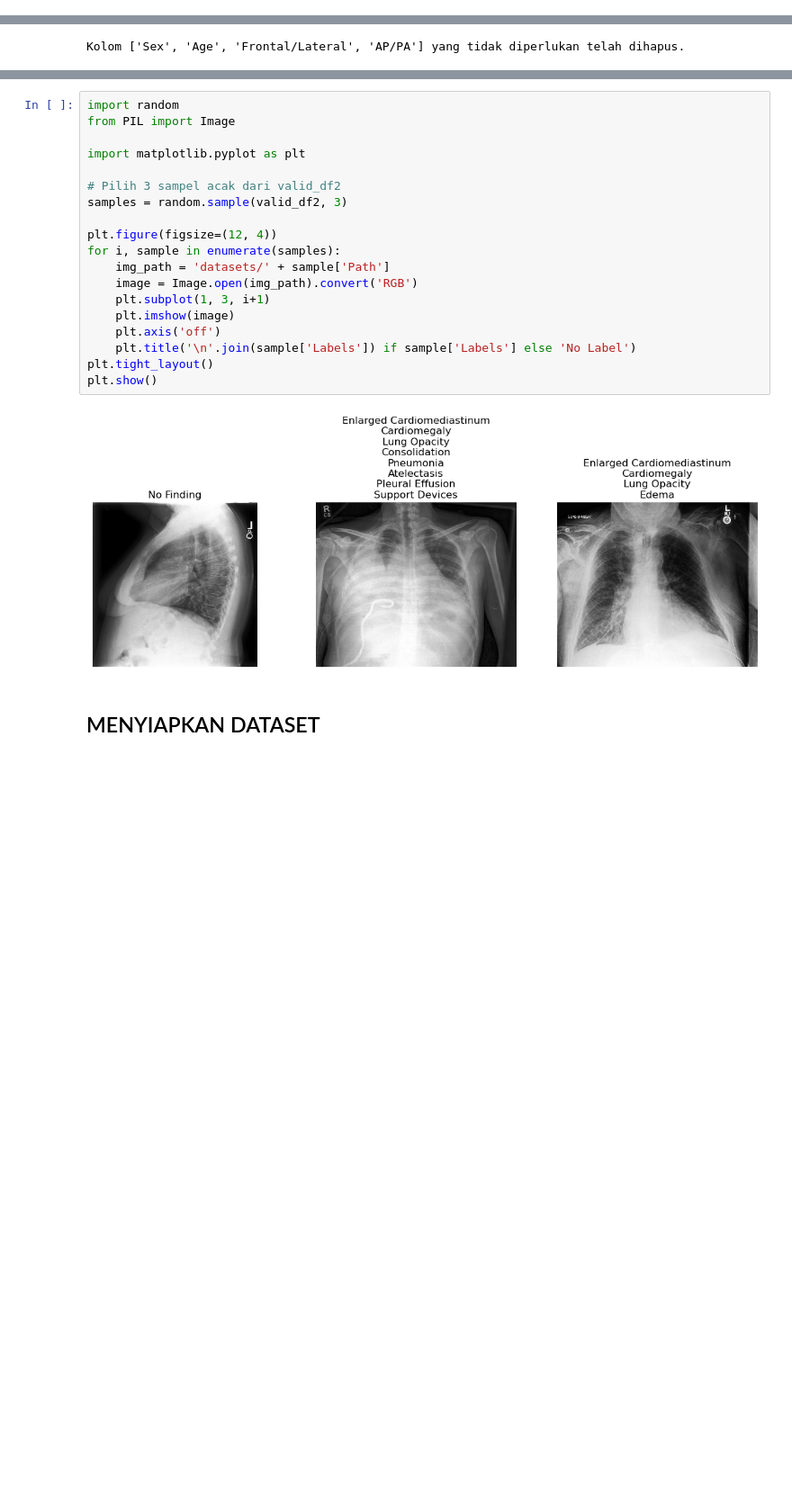
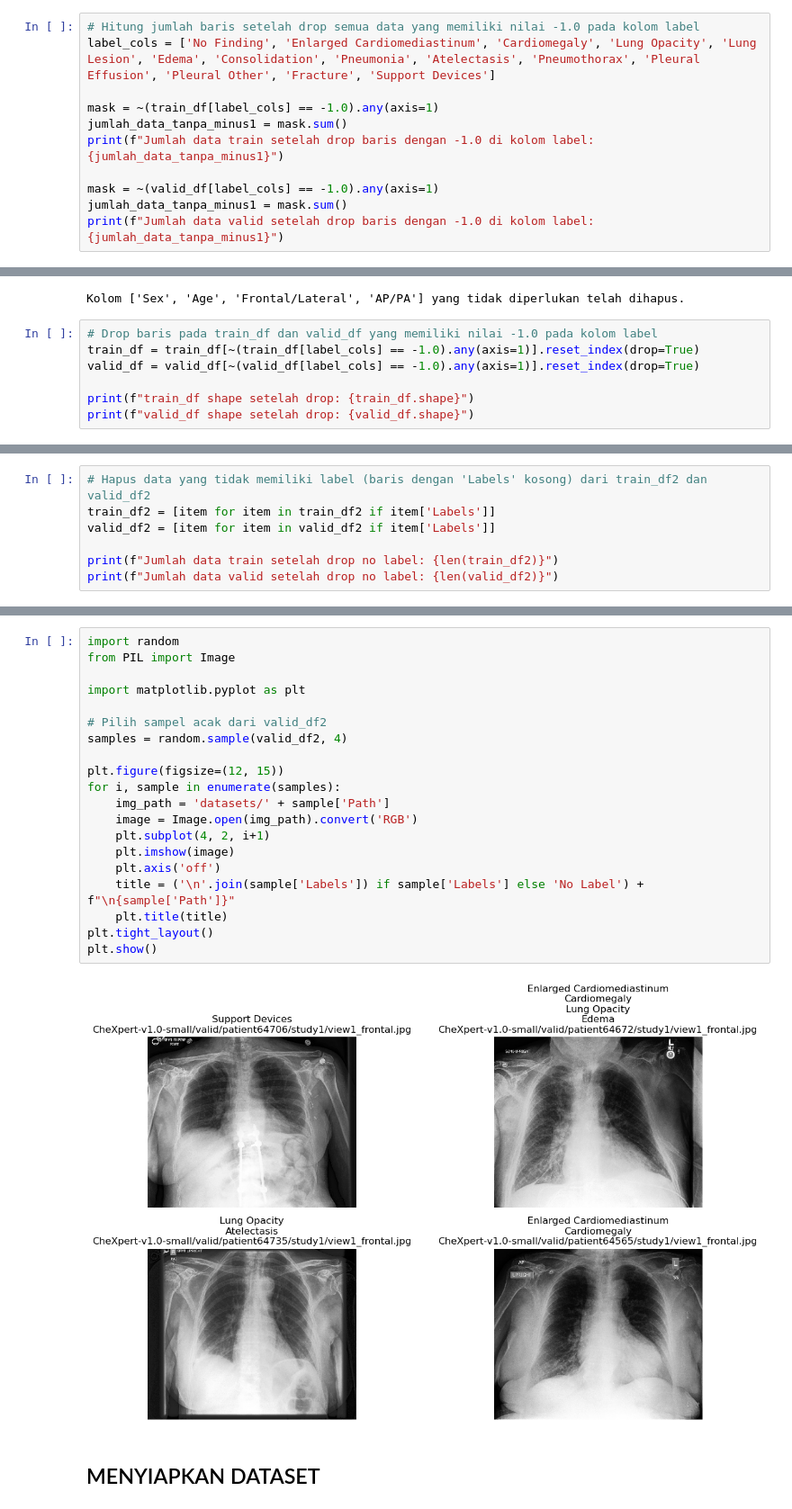
Before and after one commit to RafiHaqul/vit_multi_lung_class_HIDUP_JOKOWI, a Jupyter notebook: 1.ipynb, the cells around one changed output, grey strips where cells are left out. Shown at 90% size. Drawn from its saved outputs; the diff is of its cells as text; blank space fills up the shorter version.

Commit message:
modify - dataset & image_transform

```diff
--- a/1.ipynb
+++ b/1.ipynb
@@ -70,0 +90,11 @@ Support Devices                                           1.0, nan, 0.0, -1.0
+# %%
+# Hitung jumlah baris setelah drop semua data yang memiliki nilai -1.0 pada kolom label
+label_cols = ['No Finding', 'Enlarged Cardiomediastinum', 'Cardiomegaly', 'Lung Opacity', 'Lung Lesion', 'Edema', 'Consolidation', 'Pneumonia', 'Atelectasis', 'Pneumothorax', 'Pleural Effusion', 'Pleural Other', 'Fracture', 'Support Devices']
+
+mask = ~(train_df[label_cols] == -1.0).any(axis=1)
+jumlah_data_tanpa_minus1 = mask.sum()
+print(f"Jumlah data train setelah drop baris dengan -1.0 di kolom label: {jumlah_data_tanpa_minus1}")
+
+mask = ~(valid_df[label_cols] == -1.0).any(axis=1)
+jumlah_data_tanpa_minus1 = mask.sum()
+print(f"Jumlah data valid setelah drop baris dengan -1.0 di kolom label: {jumlah_data_tanpa_minus1}")
@@ -86,3 +121,10 @@ valid_df = valid_df.drop(columns=columns_to_drop)
 print(f"Kolom {columns_to_drop} yang tidak diperlukan telah dihapus.")
 # %% [output]
 Kolom ['Sex', 'Age', 'Frontal/Lateral', 'AP/PA'] yang tidak diperlukan telah dihapus.
+# %%
+# Drop baris pada train_df dan valid_df yang memiliki nilai -1.0 pada kolom label
+train_df = train_df[~(train_df[label_cols] == -1.0).any(axis=1)].reset_index(drop=True)
+valid_df = valid_df[~(valid_df[label_cols] == -1.0).any(axis=1)].reset_index(drop=True)
+
+print(f"train_df shape setelah drop: {train_df.shape}")
+print(f"valid_df shape setelah drop: {valid_df.shape}")
@@ -130,0 +174,7 @@ train_df dan valid_df telah dihapus dari memory.
+# %%
+# Hapus data yang tidak memiliki label (baris dengan 'Labels' kosong) dari train_df2 dan valid_df2
+train_df2 = [item for item in train_df2 if item['Labels']]
+valid_df2 = [item for item in valid_df2 if item['Labels']]
+
+print(f"Jumlah data train setelah drop no label: {len(train_df2)}")
+print(f"Jumlah data valid setelah drop no label: {len(valid_df2)}")
@@ -131,24 +184,25 @@ train_df dan valid_df telah dihapus dari memory.
 # %%
 import random
 from PIL import Image
 
 import matplotlib.pyplot as plt
 
-# Pilih 3 sampel acak dari valid_df2
-samples = random.sample(valid_df2, 3)
+# Pilih sampel acak dari valid_df2
+samples = random.sample(valid_df2, 4)
 
-plt.figure(figsize=(12, 4))
+plt.figure(figsize=(12, 15))
 for i, sample in enumerate(samples):
     img_path = 'datasets/' + sample['Path']
     image = Image.open(img_path).convert('RGB')
-    plt.subplot(1, 3, i+1)
+    plt.subplot(4, 2, i+1)
     plt.imshow(image)
     plt.axis('off')
-    plt.title('\n'.join(sample['Labels']) if sample['Labels'] else 'No Label')
+    title = ('\n'.join(sample['Labels']) if sample['Labels'] else 'No Label') + f"\n{sample['Path']}"
+    plt.title(title)
 plt.tight_layout()
 plt.show()
 # %% [output]
-[figure, old version]
+[figure, new version]
 # %% [markdown]
 ## MENYIAPKAN DATASET
 # %% [markdown]
```
Also changed, not shown: parts of 19 cells of this notebook.
